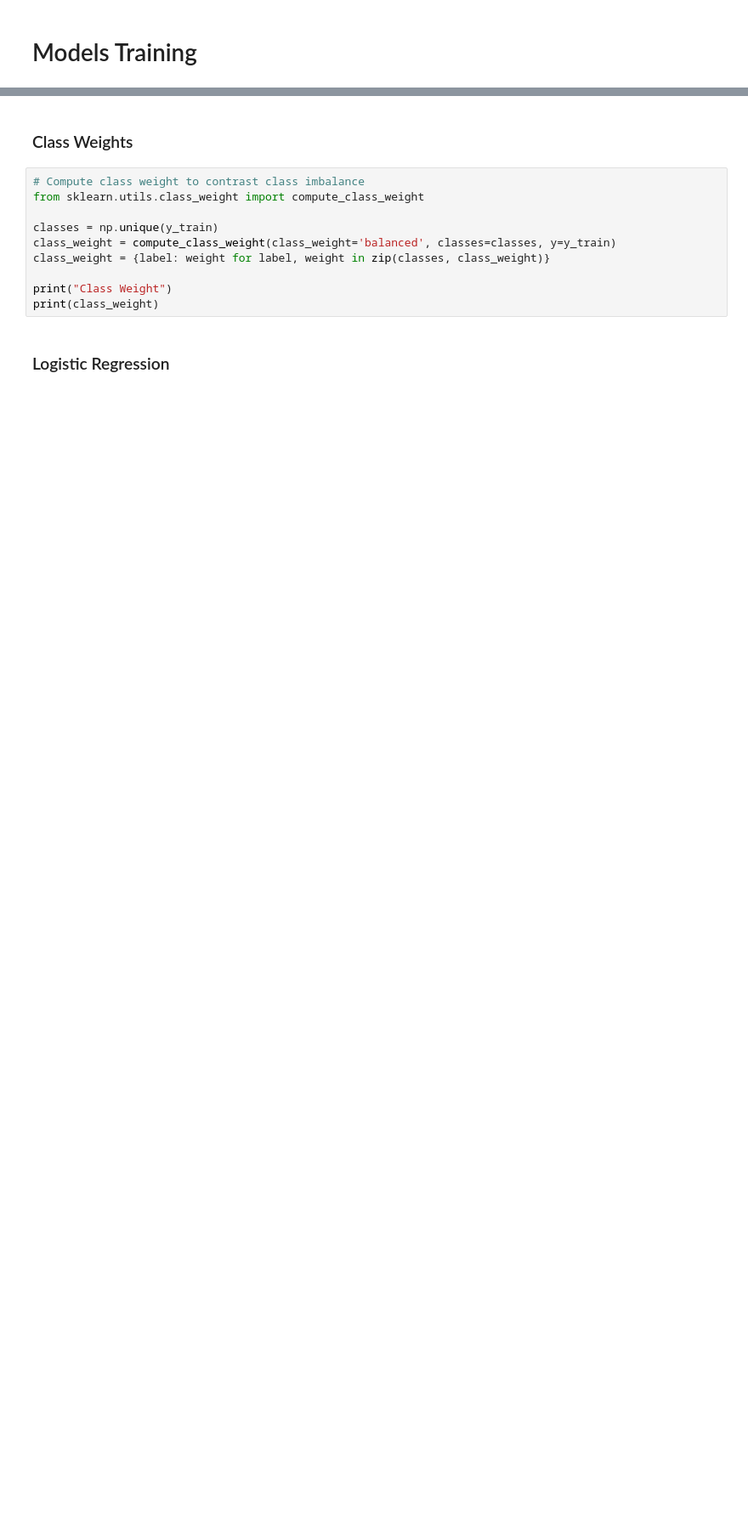
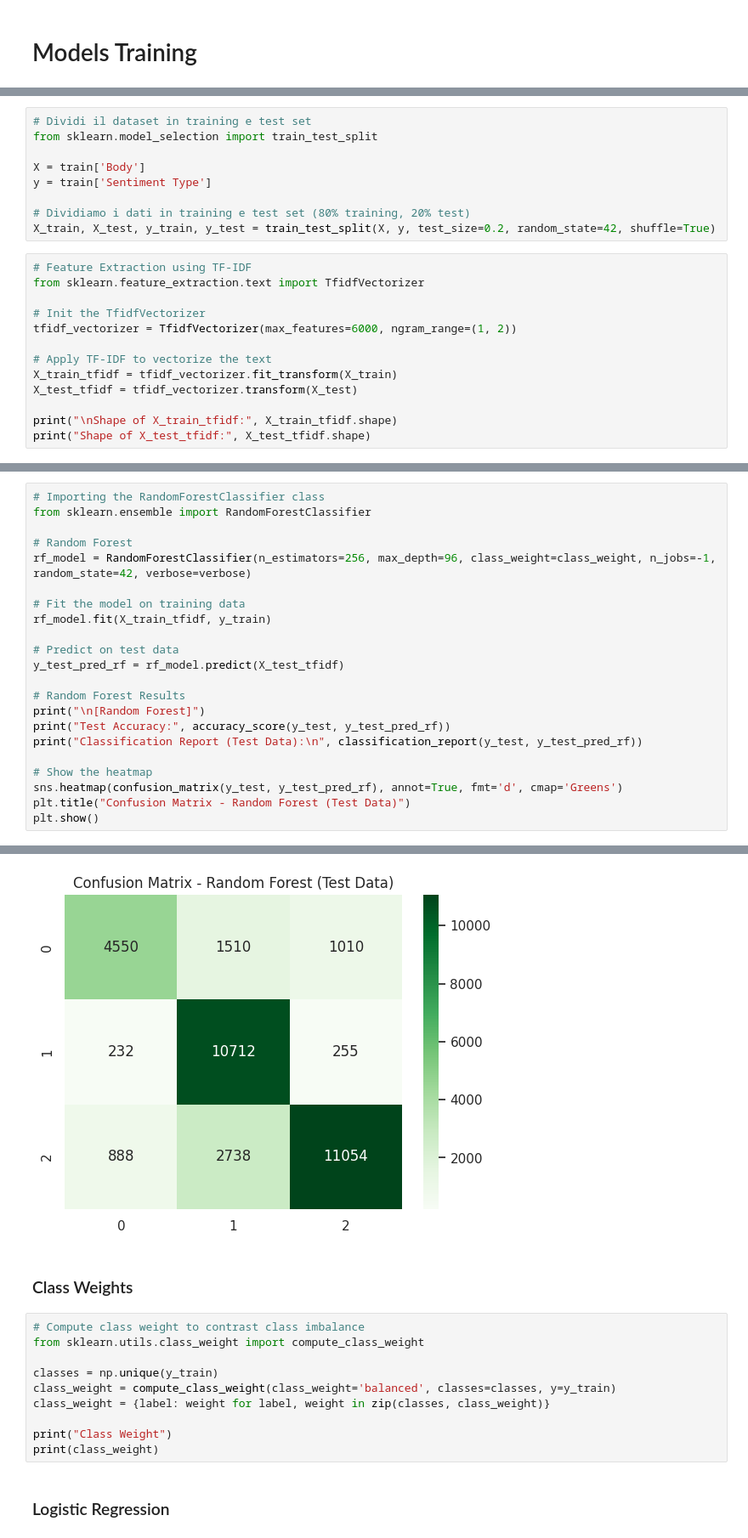
Before and after one commit to PaoVale/FellTrack, a Jupyter notebook: FeelTrack.ipynb, the cells around one changed output, grey strips where cells are left out. Shown at 85% size. Cells and saved outputs as stored; diff of their text form; blank space fills up the shorter version.

Commit message:
Random Forest

```diff
--- a/FeelTrack.ipynb
+++ b/FeelTrack.ipynb
@@ -160,0 +302,22 @@ Shape of X_test_tfidf: (32949, 6000)
+# %%
+# Dividi il dataset in training e test set
+from sklearn.model_selection import train_test_split
+
+X = train['Body']
+y = train['Sentiment Type']
+
+# Dividiamo i dati in training e test set (80% training, 20% test)
+X_train, X_test, y_train, y_test = train_test_split(X, y, test_size=0.2, random_state=42, shuffle=True)
+# %%
+# Feature Extraction using TF-IDF
+from sklearn.feature_extraction.text import TfidfVectorizer
+
+# Init the TfidfVectorizer
+tfidf_vectorizer = TfidfVectorizer(max_features=6000, ngram_range=(1, 2))
+
+# Apply TF-IDF to vectorize the text
+X_train_tfidf = tfidf_vectorizer.fit_transform(X_train)
+X_test_tfidf = tfidf_vectorizer.transform(X_test)
+
+print("\nShape of X_train_tfidf:", X_train_tfidf.shape)
+print("Shape of X_test_tfidf:", X_test_tfidf.shape)
@@ -160,0 +329,23 @@ Shape of X_test_tfidf: (32949, 6000)
+# %%
+# Importing the RandomForestClassifier class
+from sklearn.ensemble import RandomForestClassifier
+
+# Random Forest
+rf_model = RandomForestClassifier(n_estimators=256, max_depth=96, class_weight=class_weight, n_jobs=-1, random_state=42, verbose=verbose)
+
+# Fit the model on training data
+rf_model.fit(X_train_tfidf, y_train)
+
+# Predict on test data
+y_test_pred_rf = rf_model.predict(X_test_tfidf)
+
+# Random Forest Results
+print("\n[Random Forest]")
+print("Test Accuracy:", accuracy_score(y_test, y_test_pred_rf))
+print("Classification Report (Test Data):\n", classification_report(y_test, y_test_pred_rf))
+
+# Show the heatmap
+sns.heatmap(confusion_matrix(y_test, y_test_pred_rf), annot=True, fmt='d', cmap='Greens')
+plt.title("Confusion Matrix - Random Forest (Test Data)")
+plt.show()
+# %% [output]
@@ -161,3 +372,4 @@ Shape of X_test_tfidf: (32949, 6000)
+[figure, added]
 # %% [markdown]
 ### Class Weights
 # %%
```
Also changed, not shown: parts of 21 cells of this notebook.
